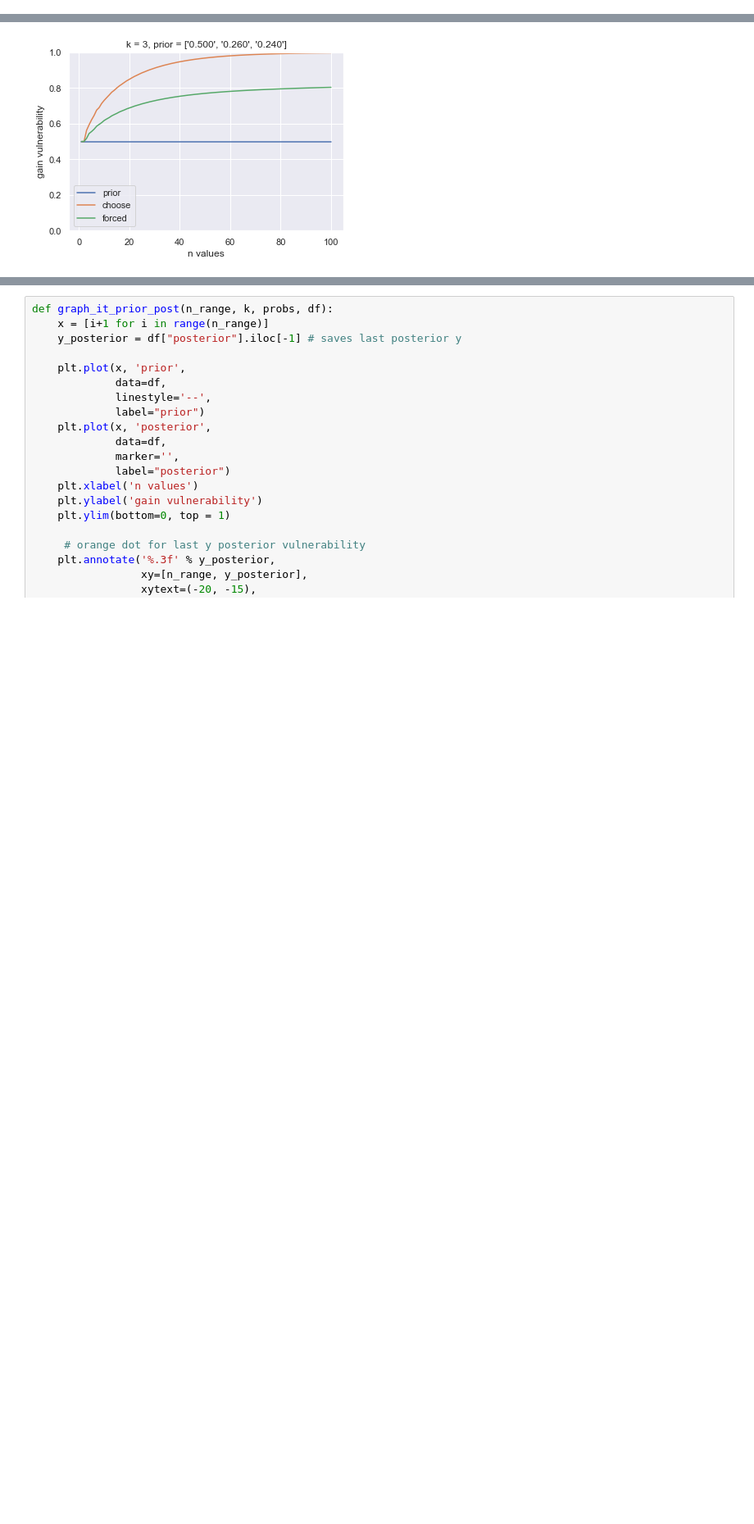
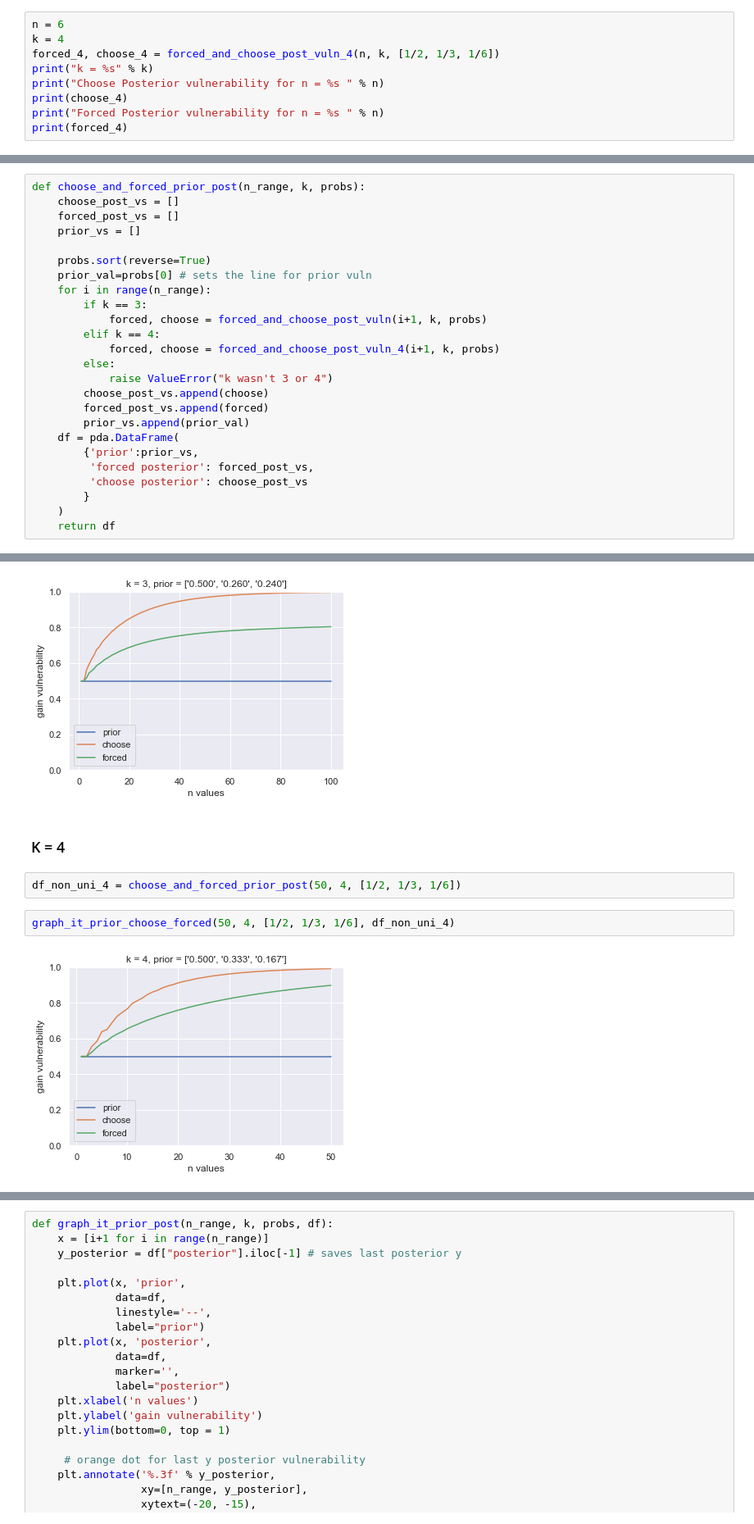
Before and after one commit to majk12/pbv, a Jupyter notebook: gain_choose.ipynb, the cells around one changed output, grey strips where cells are left out. Shown at 82% size. Cells and saved outputs as stored; diff of their text form; blank space fills up the shorter version.

Commit message:
k = 4 func and graphs

```diff
--- a/gain_choose.ipynb
+++ b/gain_choose.ipynb
@@ -410,0 +456,9 @@ Forced Posterior vulnerability for n = 6
+# %%
+n = 6
+k = 4
+forced_4, choose_4 = forced_and_choose_post_vuln_4(n, k, [1/2, 1/3, 1/6])
+print("k = %s" % k)
+print("Choose Posterior vulnerability for n = %s " % n)
+print(choose_4)
+print("Forced Posterior vulnerability for n = %s " % n)
+print(forced_4)
@@ -457,5 +473,30 @@ import seaborn as sns
 # %%
 sns.set()
+# %%
+def choose_and_forced_prior_post(n_range, k, probs):
+    choose_post_vs = []
+    forced_post_vs = []
+    prior_vs = []
+
+    probs.sort(reverse=True)
+    prior_val=probs[0] # sets the line for prior vuln
+    for i in range(n_range):
+        if k == 3:
+            forced, choose = forced_and_choose_post_vuln(i+1, k, probs)
+        elif k == 4:
+            forced, choose = forced_and_choose_post_vuln_4(i+1, k, probs)
+        else:
+            raise ValueError("k wasn't 3 or 4")
+        choose_post_vs.append(choose)
+        forced_post_vs.append(forced)
+        prior_vs.append(prior_val)
+    df = pda.DataFrame(
+        {'prior':prior_vs,
+         'forced posterior': forced_post_vs,
+         'choose posterior': choose_post_vs
+        }
+    )
+    return df
 # %%
 def graph_it_prior_choose_forced(n_range, k, probs, df):
     x = [i+1 for i in range(n_range)]
@@ -502,3 +545,11 @@ df_two_close = choose_and_forced_prior_post(100, 3, [.5, .26, .24])
 graph_it_prior_choose_forced(100, 3, [.5, .26, .24], df_two_close)
 # %% [output]
 [figure]
+# %% [markdown]
+### K = 4
+# %%
+df_non_uni_4 = choose_and_forced_prior_post(50, 4, [1/2, 1/3, 1/6])
+# %%
+graph_it_prior_choose_forced(50, 4, [1/2, 1/3, 1/6], df_non_uni_4)
+# %% [output]
+[figure, added]
```
Also changed, not shown: parts of 15 cells of this notebook.
